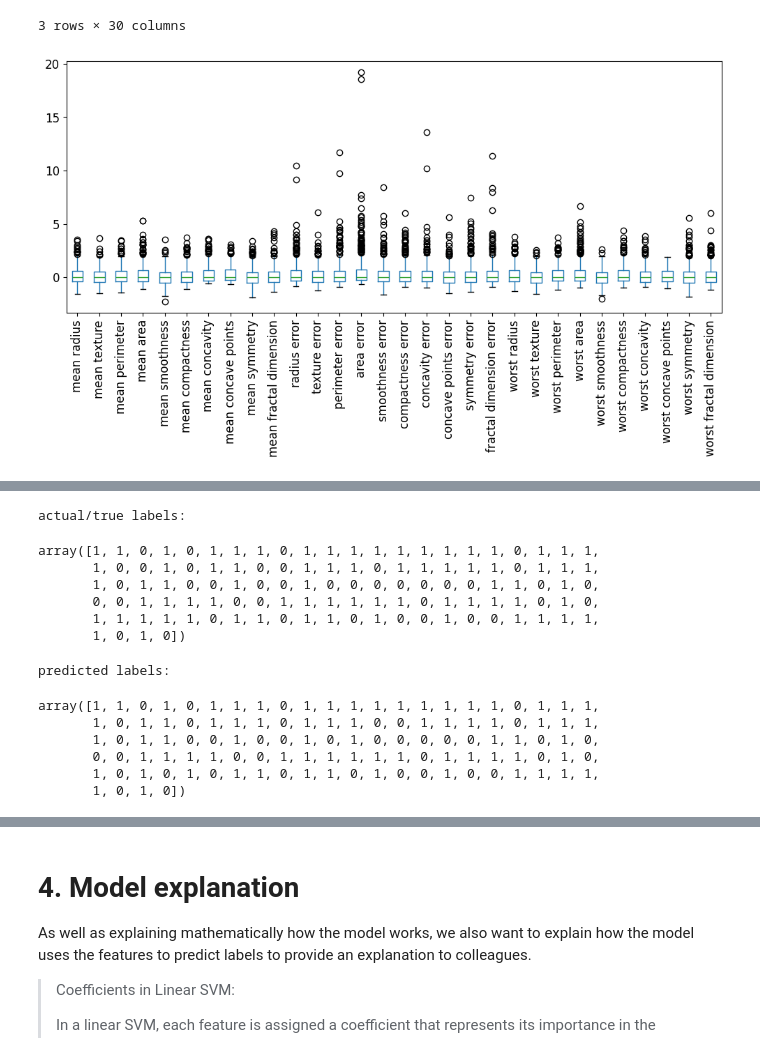
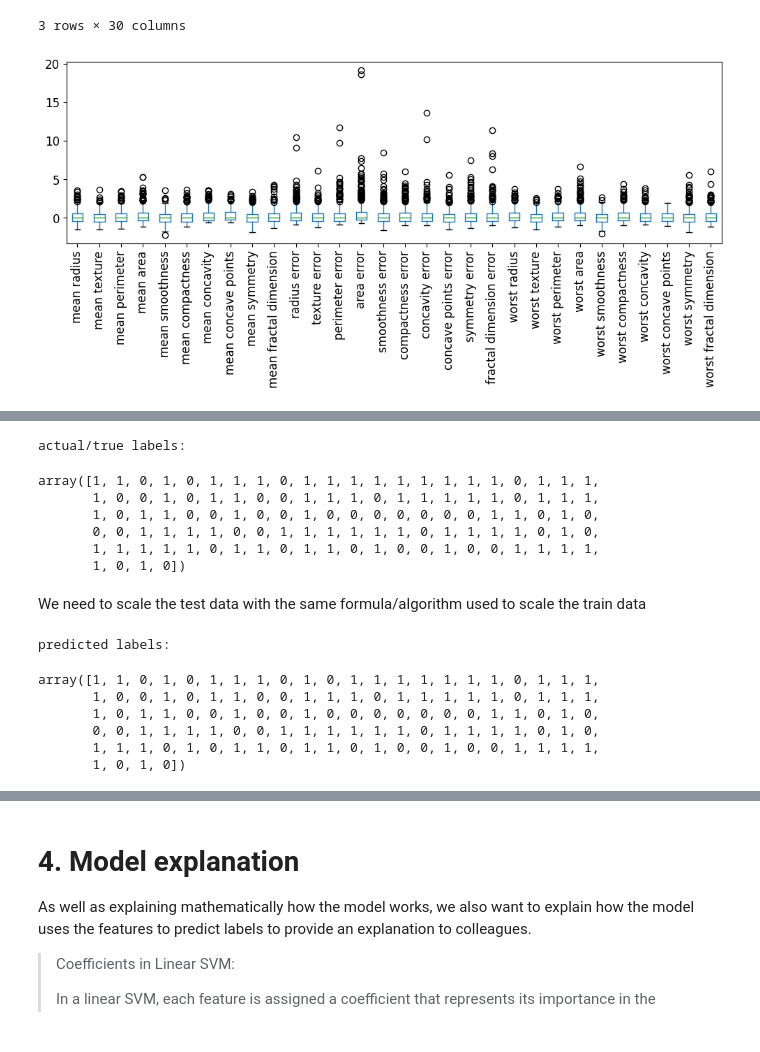
Before and after one commit to LearnTech-ssam/techtalk_aimodel, a Jupyter notebook: Tech_Talk_AI_Model.ipynb, the cells around one changed output, grey strips where cells are left out. Drawn from its saved outputs; the diff is of its cells as text; code cells hidden in the pictures.

Commit message:
include scale test data

```diff
--- a/Tech_Talk_AI_Model.ipynb
+++ b/Tech_Talk_AI_Model.ipynb
@@ -445,16 +445,16 @@ pandas dataframe format:
 # %%
 # lets have a look at the boxplots of the scaled features
 boxplots = x_train_robust_scaled.boxplot( # x is the data about the features and we are creating a boxplot for each feature
-                     figsize= (10, 6), # this sets the (width, height) of the chart in inches so 10 inches by 5 inches
+                     figsize= (10, 5), # this sets the (width, height) of the chart in inches so 10 inches by 5 inches
                      grid=False, # this removes the gridlines. Try setting this to True and rerunning it to see the gridlines
                      rot=90, # this rotates the x axis labels by 90 degrees so you can read them
                      fontsize=12 # this changes the font size to size 12
                      );
 
 plt.tight_layout() # Adjust the padding between and around subplots by default value of 1.08. The padding is equal to 1.08 multiplied by the font size.
 plt.show() # this forces the last plot to show. Useful if you have multiple plots in one code cell.
 # %% [output]
-[figure, old version]
+[figure, new version]
 # %% [markdown]
 ## 2.6. Model training
 
@@ -528,3 +522,5 @@ array([1, 1, 0, 1, 0, 1, 1, 1, 0, 1, 1, 1, 1, 1, 1, 1, 1, 1, 0, 1, 1, 1,
        0, 0, 1, 1, 1, 1, 0, 0, 1, 1, 1, 1, 1, 1, 0, 1, 1, 1, 1, 0, 1, 0,
        1, 1, 1, 1, 1, 0, 1, 1, 0, 1, 1, 0, 1, 0, 0, 1, 0, 0, 1, 1, 1, 1,
        1, 0, 1, 0])
+# %% [markdown]
+We need to scale the test data with the same formula/algorithm used to scale the train data
@@ -531,15 +529,15 @@ array([1, 1, 0, 1, 0, 1, 1, 1, 0, 1, 1, 1, 1, 1, 1, 1, 1, 1, 0, 1, 1, 1,
 # %%
 # using the trained model AND the test set, these show the predictions for the test set
 print("predicted labels:")
-pred_y_test = linear_svc_model.predict(x_test)
+pred_y_test = linear_svc_model.predict(x_test_robust_scaled)
 pred_y_test
 # %% [output]
 predicted labels:
-array([1, 1, 0, 1, 0, 1, 1, 1, 0, 1, 1, 1, 1, 1, 1, 1, 1, 1, 0, 1, 1, 1,
-       1, 0, 1, 1, 0, 1, 1, 1, 0, 1, 1, 1, 0, 0, 1, 1, 1, 1, 0, 1, 1, 1,
-       1, 0, 1, 1, 0, 0, 1, 0, 0, 1, 0, 1, 0, 0, 0, 0, 0, 1, 1, 0, 1, 0,
+array([1, 1, 0, 1, 0, 1, 1, 1, 0, 1, 0, 1, 1, 1, 1, 1, 1, 1, 0, 1, 1, 1,
+       1, 0, 0, 1, 0, 1, 1, 0, 0, 1, 1, 1, 0, 1, 1, 1, 1, 1, 0, 1, 1, 1,
+       1, 0, 1, 1, 0, 0, 1, 0, 0, 1, 0, 0, 0, 0, 0, 0, 0, 1, 1, 0, 1, 0,
        0, 0, 1, 1, 1, 1, 0, 0, 1, 1, 1, 1, 1, 1, 0, 1, 1, 1, 1, 0, 1, 0,
-       1, 0, 1, 0, 1, 0, 1, 1, 0, 1, 1, 0, 1, 0, 0, 1, 0, 0, 1, 1, 1, 1,
+       1, 1, 1, 0, 1, 0, 1, 1, 0, 1, 1, 0, 1, 0, 0, 1, 0, 0, 1, 1, 1, 1,
        1, 0, 1, 0])
 # %%
 # this is a chart of the confusion matrix
```
Also changed, not shown: parts of 8 cells of this notebook, 1 other file.
